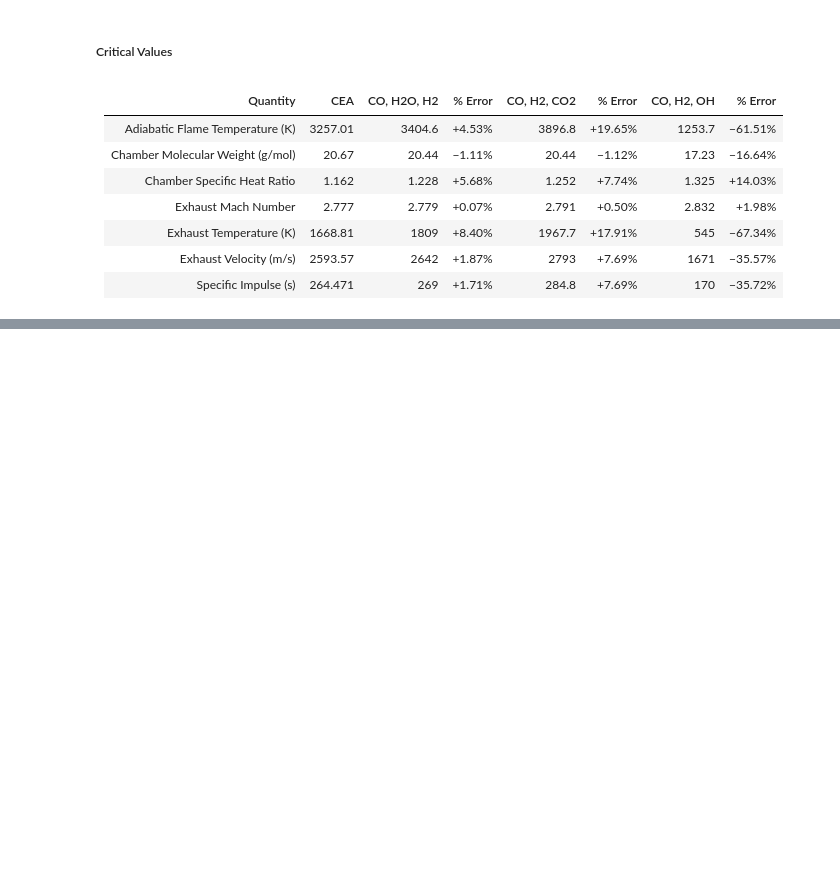
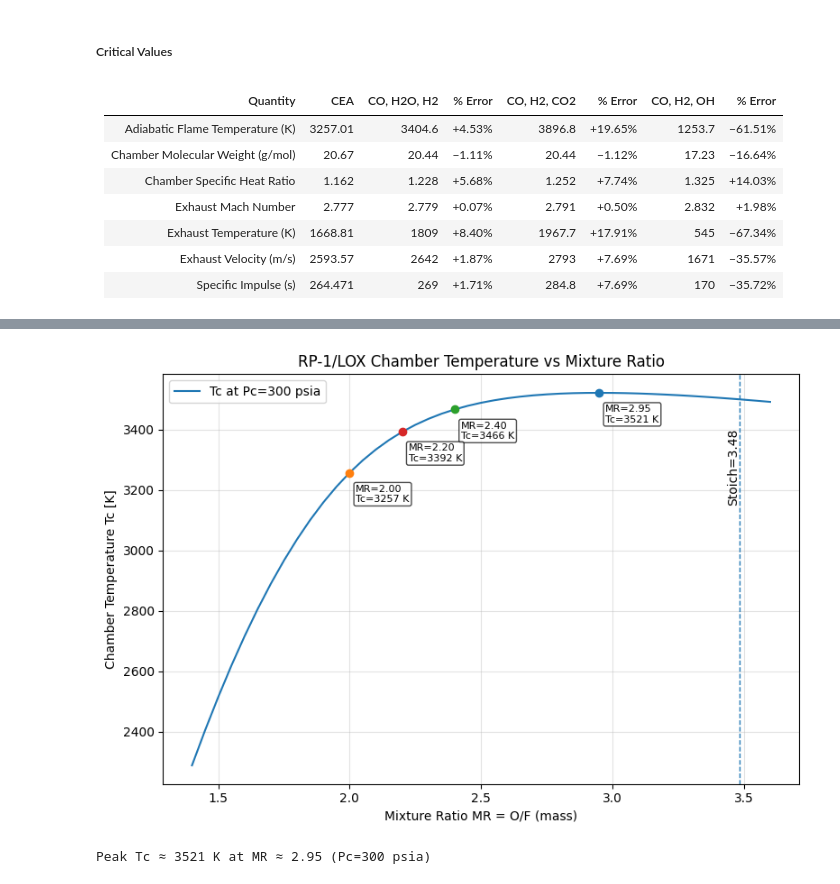
Before and after one commit to hydrop423/TCA-Project-Part1, a Jupyter notebook: Ryan Yuan TCA Project.ipynb, the cells around one changed output, grey strips where cells are left out. Cells and saved outputs as stored; diff of their text form; code cells hidden in the pictures; blank space fills up the shorter version.

```diff
--- a/Ryan Yuan TCA Project.ipynb
+++ b/Ryan Yuan TCA Project.ipynb
@@ -535,0 +676,75 @@ Exhaust velocity Ve [m/s]:               2593.57
+# %%
+Pc_psia   = 300.0          # chamber pressure [psia]
+oxName    = 'LOX'
+fuelName  = 'RP-1'
+
+# MR sweep (adjust as you like)
+MR_lo, MR_hi, N = 1.4, 3.6, 45
+MR_grid = np.linspace(MR_lo, MR_hi, N)
+
+# ---------------- RocketCEA setup ----------------
+cea = CEA_Obj(oxName=oxName, fuelName=fuelName)
+
+def chamber_TK(Pc, MR):
+    """Return chamber temperature in Kelvin (convert from Rankine)."""
+    T_R = cea.get_Tcomb(Pc, MR)   # returns Rankine in this RocketCEA build
+    return T_R * (5.0/9.0)
+
+
+def mark_Tc_at_MR(MR, Pc_psia, cea_obj, ax=None, text_offset=(5,-25)):
+    """
+    Compute Tc at the given MR and annotate it on an existing Tc-vs-MR plot.
+    Returns Tc_K.
+    """
+    Tc_K = chamber_TK(Pc_psia, MR)
+
+    # use provided axes or current axes
+    if ax is None:
+        ax = plt.gca()
+
+    # plot the point
+    ax.scatter([MR], [Tc_K], zorder=5)
+
+    # add a label similar to the peak label
+    ax.annotate(f"MR={MR:.2f}\nTc={Tc_K:.0f} K",
+                (MR, Tc_K),
+                xytext=text_offset, textcoords="offset points",
+                ha='left', va='bottom', fontsize=8,
+                bbox=dict(boxstyle="round,pad=0.2", fc="white", alpha=0.7))
+    return Tc_K
+
+# ---------------- compute curve ----------------
+T_K = np.array([chamber_TK(Pc_psia, MR) for MR in MR_grid])
+
+# Find peak (near stoichiometric)
+idx_max = int(np.argmax(T_K))
+MR_peak, T_peak = MR_grid[idx_max], T_K[idx_max]
+
+# ---------------- plot ----------------
+plt.figure(figsize=(8,5.5))
+plt.plot(MR_grid, T_K, label=f"Tc at Pc={Pc_psia:.0f} psia")
+
+Tc_MR1 = mark_Tc_at_MR(MR_peak, Pc_psia, cea)
+Tc_MR2 = mark_Tc_at_MR(2.0, Pc_psia, cea)
+Tc_MR3 = mark_Tc_at_MR(2.4, Pc_psia, cea)
+Tc_MR4 = mark_Tc_at_MR(2.2, Pc_psia, cea)
+
+# Optional: mark rough stoichiometric MR for RP-1≈C12H26 (~3.48)
+MR_stoich = 592.0/170.0  # ~3.48 (O2 mass per fuel mass for C12H26 + 18.5 O2)
+plt.axvline(MR_stoich, linestyle="--", linewidth=1)
+plt.text(MR_stoich, plt.ylim()[1]*0.95, "Stoich=3.48", rotation=90,
+         va="top", ha="right")
+
+plt.xlabel("Mixture Ratio MR = O/F (mass)")
+plt.ylabel("Chamber Temperature Tc [K]")
+plt.title("RP-1/LOX Chamber Temperature vs Mixture Ratio")
+plt.grid(True, alpha=0.35)
+plt.legend()
+plt.tight_layout()
+plt.show()
+
+# Quick printout for sanity
+print(f"Peak Tc ≈ {T_peak:.0f} K at MR ≈ {MR_peak:.2f} (Pc={Pc_psia:.0f} psia)")
+# %% [output]
+[figure, added]
+Peak Tc ≈ 3521 K at MR ≈ 2.95 (Pc=300 psia)
```
Also changed, not shown: parts of 5 cells of this notebook, 1 other file.
